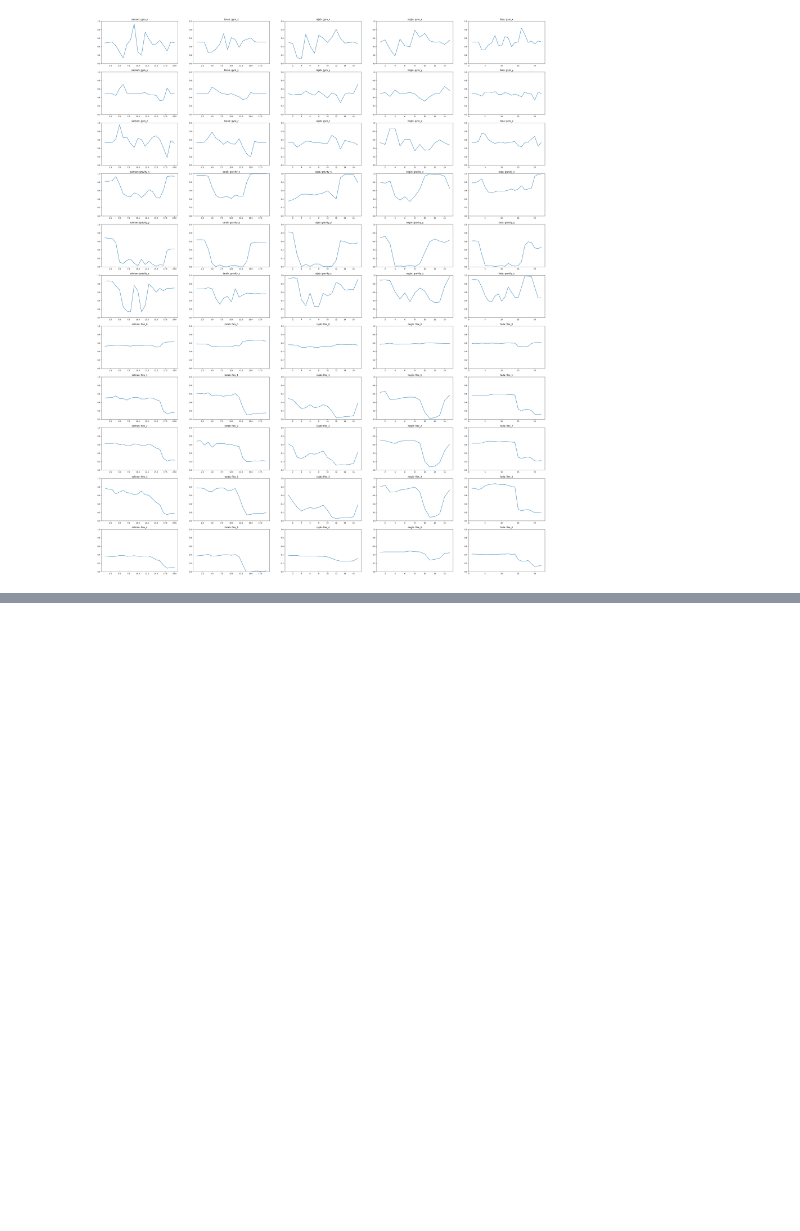
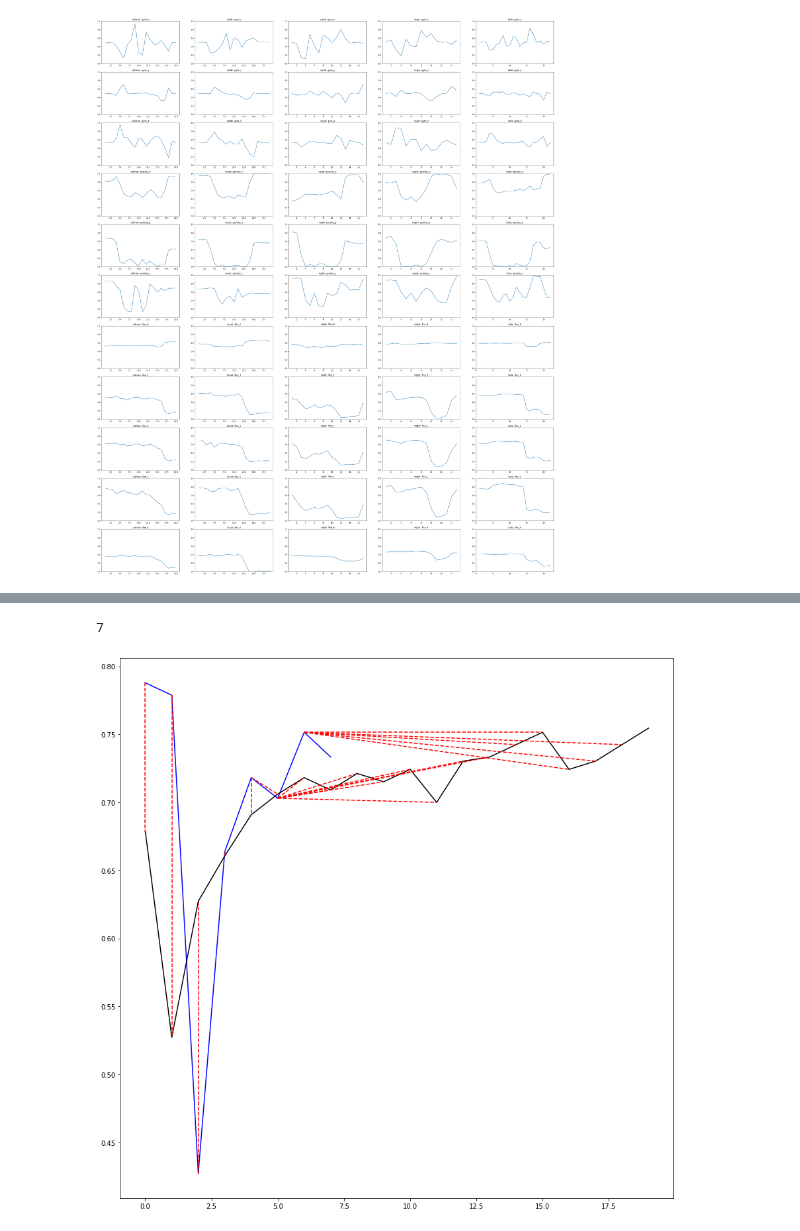
Before and after one commit to Amirparsa-Sal/Sign-Language-Glove-Time-Series-Clustering, a Jupyter notebook: kmeans_clustering.ipynb, the cells around one changed output, grey strips where cells are left out. Cells and saved outputs as stored; diff of their text form; code cells hidden in the pictures; blank space fills up the shorter version.

```diff
--- a/kmeans_clustering.ipynb
+++ b/kmeans_clustering.ipynb
@@ -541,0 +553,10 @@ plot_series(series, index_feature, recorders=recorders)
+# %%
+sentence1 = 'Abi'
+sentence2 = 'AbiSaal'
+recorders = ["salman", "tarab", "rajab", "negin", "fada"]
+
+series1 = get_samples_from_recorders(sentence1, recorders)
+series2 = get_samples_from_recorders(sentence2, recorders)
+
+sample1 = series1[0]
+sample2 = series2[0]
@@ -541,0 +565,3 @@ plot_series(series, index_feature, recorders=recorders)
+# %%
+path = dtw_path(sample1, sample2)
+path
@@ -541,0 +586,25 @@ plot_series(series, index_feature, recorders=recorders)
+# %%
+feature = 'flex_1'
+feature_num = features_index[feature]
+feature_i = np.where(features==feature_num)[0].squeeze()
+print(feature_i)
+# %% [output]
+7
+# %%
+y1 = [s[feature_i] for s in sample1]
+x1 = list(range(len(sample1)))
+y2 = [s[feature_i] for s in sample2]
+x2 = list(range(len(sample2)))
+# %%
+plt.figure(figsize=(15, 15))
+plt.plot(x1, y1, 'b')
+plt.plot(x2, y2, 'k')
+
+last_point = (0, 0)
+for point in path[0][1:]:
+    plt.plot([last_point[0], last_point[1]], [y1[last_point[0]], y2[last_point[1]]], 'r--')
+    last_point = point
+
+plt.show()
+# %% [output]
+[figure, added]
```
Also changed, not shown: parts of 26 cells of this notebook.
